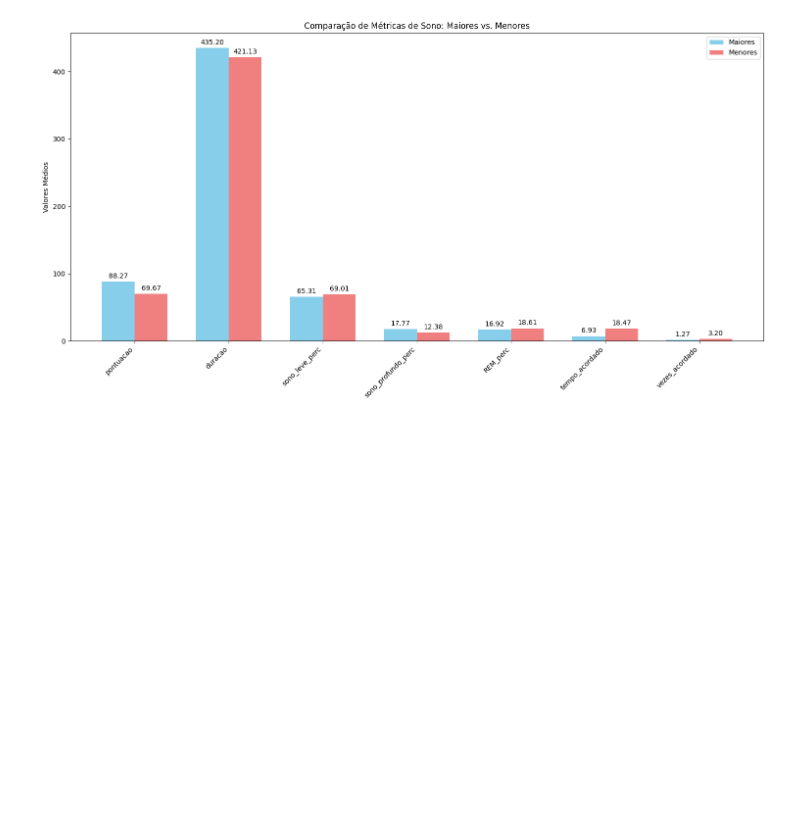
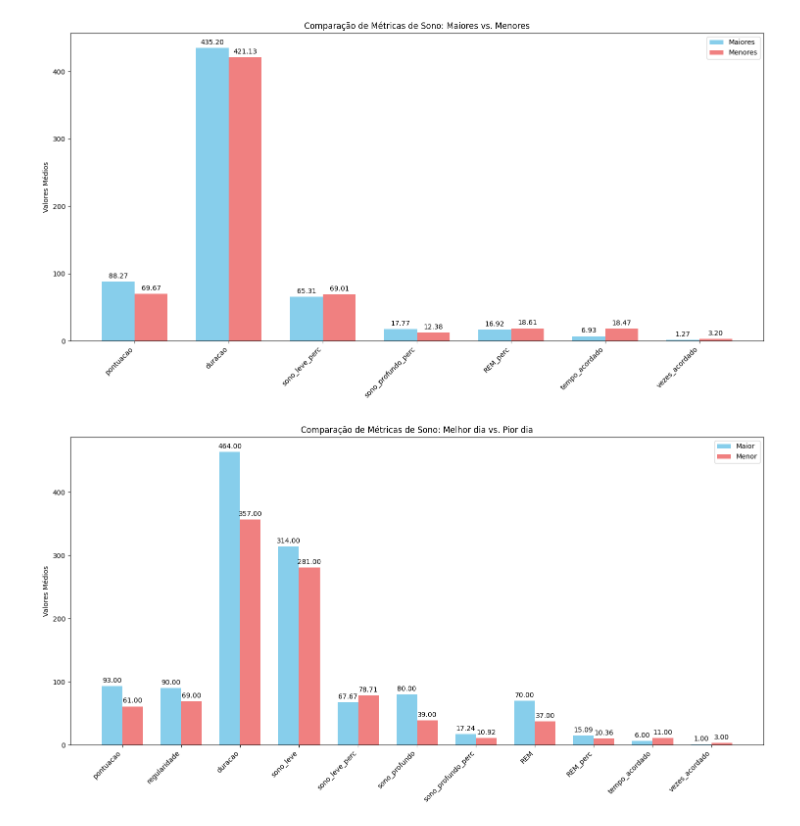
Before and after one commit to kylesonev/sleep_analysis, a Jupyter notebook: notebook/02_eda.ipynb, the cells around one changed output. Cells and saved outputs as stored; diff of their text form; code cells hidden in the pictures; blank space fills up the shorter version.

```diff
--- a/notebook/02_eda.ipynb
+++ b/notebook/02_eda.ipynb
@@ -375,3 +374,32 @@ plt.tight_layout()
 plt.show()
 # %% [output]
 [figure]
+# %%
+maior_pontuacao = maiores.iloc[0].drop(["data", "dia_semana"])
+menor_pontuacao = menores.iloc[-1].drop(["data", "dia_semana"])
+# %%
+categorias = maior_pontuacao.index.tolist()
+maior_vals = maior_pontuacao.values
+menor_vals = menor_pontuacao.values
+
+x = np.arange(len(categorias))
+width = 0.35
+
+
+fig, ax = plt.subplots(figsize=(15, 8))
+bars1 = ax.bar(x - width/2, maior_vals, width, label='Maior', color='skyblue')
+bars2 = ax.bar(x + width/2, menor_vals, width, label='Menor', color='lightcoral')
+
+ax.set_ylabel('Valores Médios')
+ax.set_title('Comparação de Métricas de Sono: Melhor dia vs. Pior dia')
+ax.set_xticks(x)
+ax.set_xticklabels(categorias, rotation=45, ha='right')
+ax.legend()
+
+ax.bar_label(bars1, padding=3, fmt='%.2f')
+ax.bar_label(bars2, padding=3, fmt='%.2f')
+
+plt.tight_layout()
+plt.show()
+# %% [output]
+[figure, added]
```
Also changed, not shown: parts of 1 cell of this notebook.
